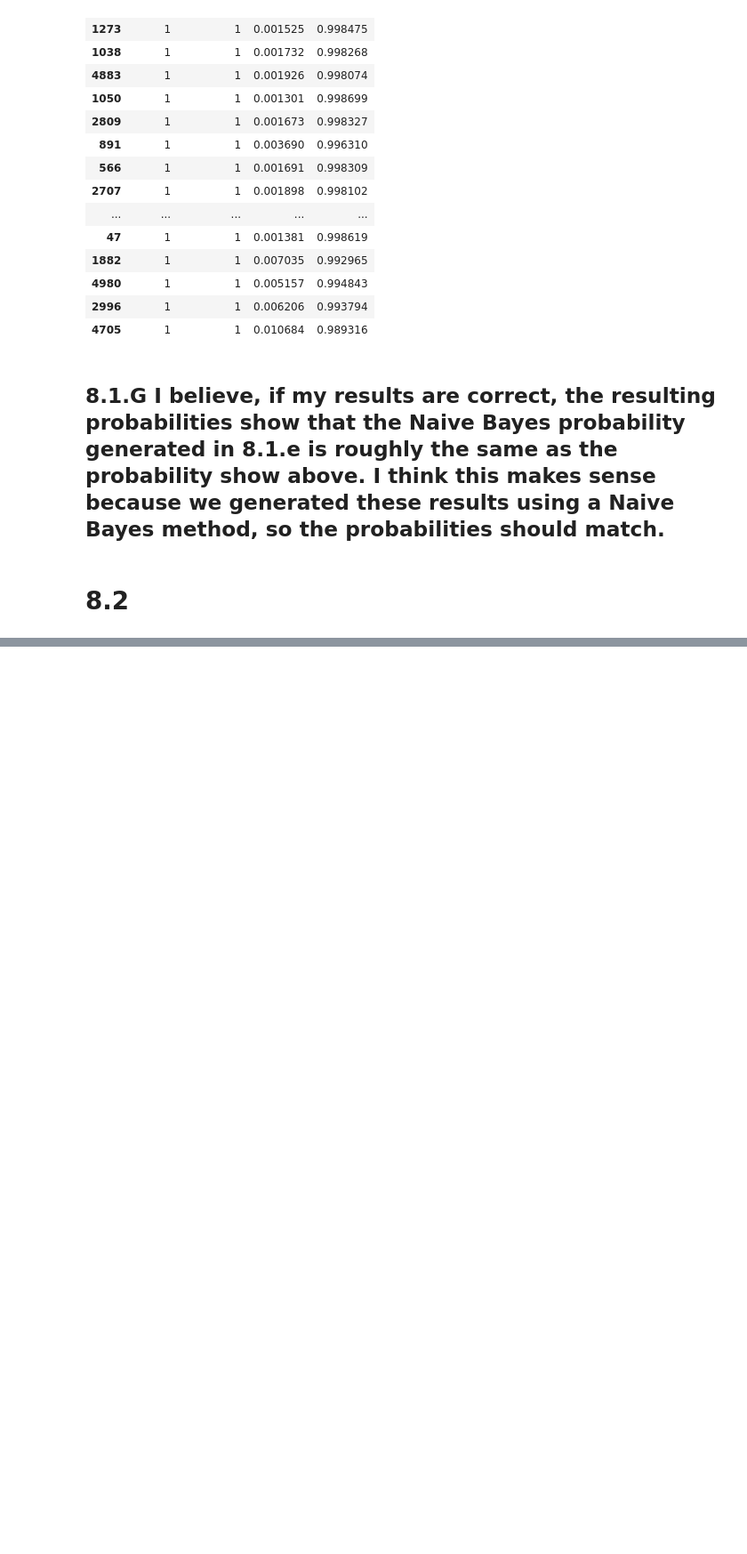
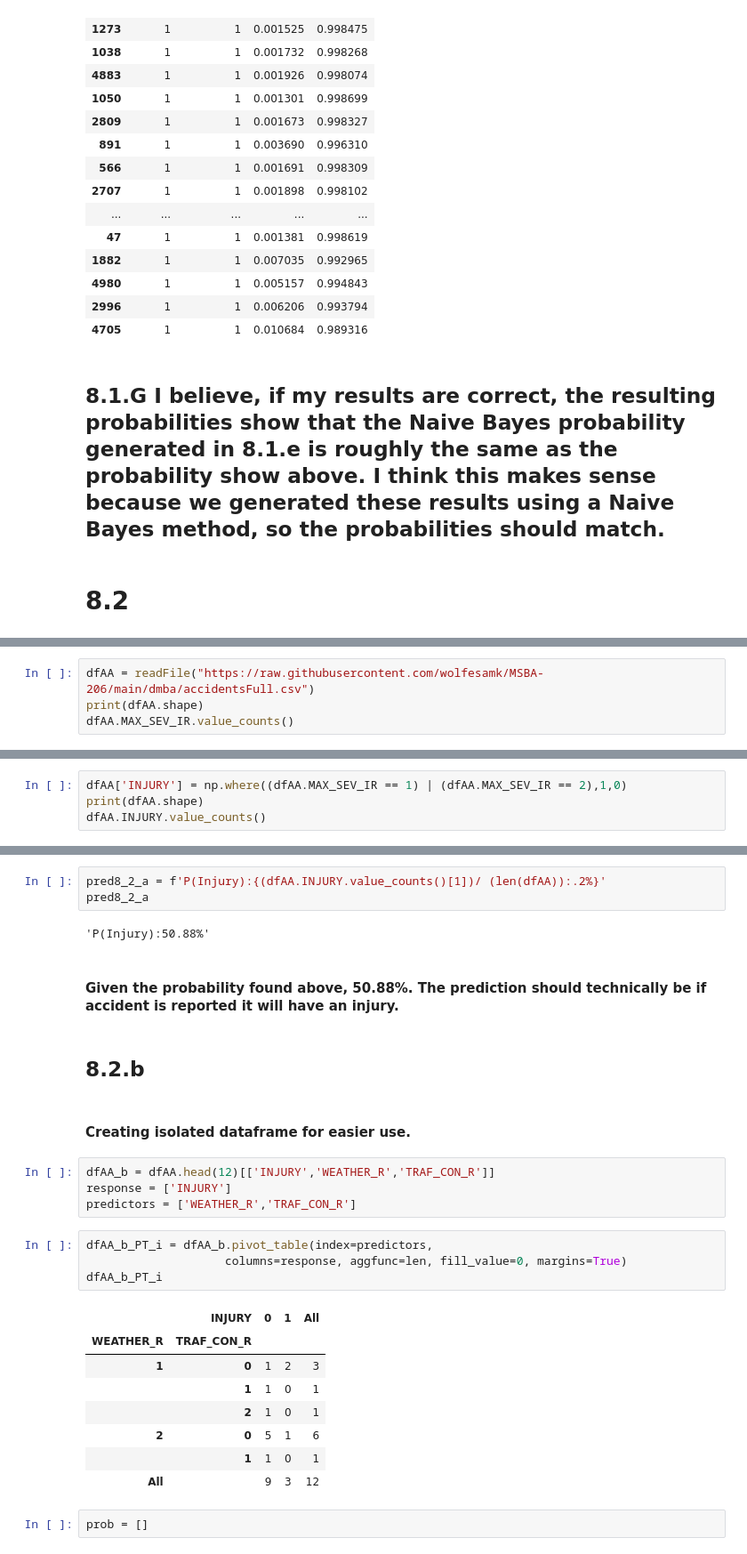
Before and after one commit to wolfesamk/MSBA-206, a Jupyter notebook: DMBA Chapter 8.ipynb, the cells around one changed output, grey strips where cells are left out. Shown at 89% size. Cells and saved outputs as stored; diff of their text form; blank space fills up the shorter version.

```diff
--- a/DMBA Chapter 8.ipynb
+++ b/DMBA Chapter 8.ipynb
@@ -289,0 +292,4 @@ df[mask]
+# %%
+dfAA = readFile("https://raw.githubusercontent.com/wolfesamk/MSBA-206/main/dmba/accidentsFull.csv")
+print(dfAA.shape)
+dfAA.MAX_SEV_IR.value_counts()
@@ -289,0 +304,4 @@ df[mask]
+# %%
+dfAA['INJURY'] = np.where((dfAA.MAX_SEV_IR == 1) | (dfAA.MAX_SEV_IR == 2),1,0)
+print(dfAA.shape)
+dfAA.INJURY.value_counts()
@@ -289,0 +315,30 @@ df[mask]
+# %%
+pred8_2_a = f'P(Injury):{(dfAA.INJURY.value_counts()[1])/ (len(dfAA)):.2%}'
+pred8_2_a
+# %% [output]
+'P(Injury):50.88%'
+# %% [markdown]
+#### Given the probability found above, 50.88%. The prediction should technically be if accident is reported it will have an injury.
+# %% [markdown]
+## 8.2.b
+# %% [markdown]
+#### Creating isolated dataframe for easier use.
+# %%
+dfAA_b = dfAA.head(12)[['INJURY','WEATHER_R','TRAF_CON_R']]
+response = ['INJURY']
+predictors = ['WEATHER_R','TRAF_CON_R']
+# %%
+dfAA_b_PT_i = dfAA_b.pivot_table(index=predictors,
+                    columns=response, aggfunc=len, fill_value=0, margins=True)
+dfAA_b_PT_i
+# %% [output]
+|  | INJURY | 0 | 1 | All |
+| WEATHER_R | TRAF_CON_R |  |  |  |
+| 1 | 0 | 1 | 2 | 3 |
+|  | 1 | 1 | 0 | 1 |
+|  | 2 | 1 | 0 | 1 |
+| 2 | 0 | 5 | 1 | 6 |
+|  | 1 | 1 | 0 | 1 |
+| All |  | 9 | 3 | 12 |
+# %%
+prob = []
```
Also changed, not shown: parts of 13 cells of this notebook.
